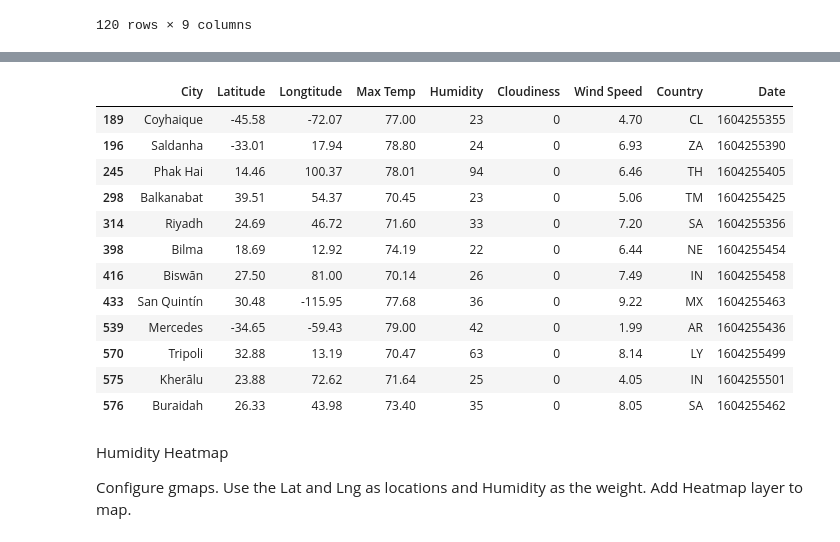
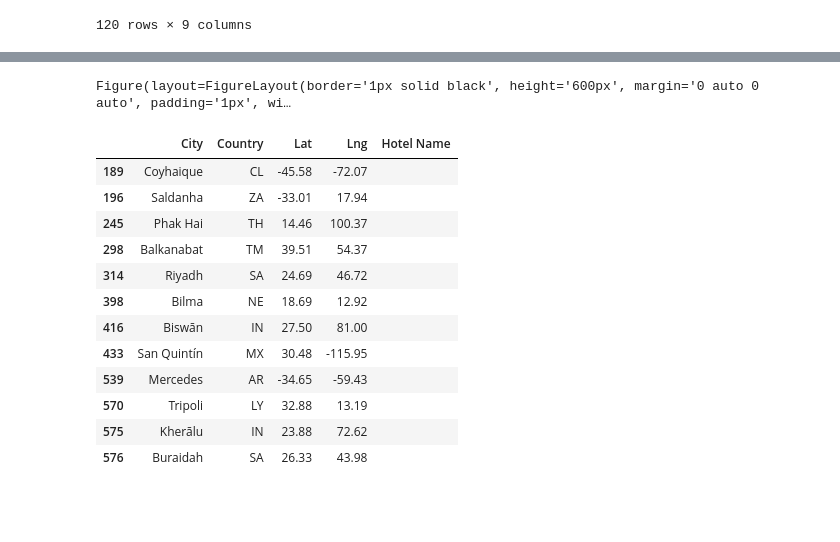
Before and after one commit to sjrojanooo/python-api-challenge, a Jupyter notebook: VacationPy.ipynb, the cells around one changed output, grey strips where cells are left out. Cells and saved outputs as stored; diff of their text form; code cells hidden in the pictures; blank space fills up the shorter version.

```diff
--- a/VacationPy.ipynb
+++ b/VacationPy.ipynb
@@ -141,27 +152,0 @@ weather_df
-# %%
-#Filtering out the data where the cloudiness is zero
-weather_df = weather_df[weather_df['Cloudiness'] == 0]
-
-#We are now left with locations where all three conditions are met. Showing the most
-#ideal places to have a vacation
-weather_df
-# %% [output]
-|  | City | Latitude | Longtitude | Max Temp | Humidity | Cloudiness | Wind Speed | Country | Date |
-| 189 | Coyhaique | -45.58 | -72.07 | 77.00 | 23 | 0 | 4.70 | CL | 1604255355 |
-| 196 | Saldanha | -33.01 | 17.94 | 78.80 | 24 | 0 | 6.93 | ZA | 1604255390 |
-| 245 | Phak Hai | 14.46 | 100.37 | 78.01 | 94 | 0 | 6.46 | TH | 1604255405 |
-| 298 | Balkanabat | 39.51 | 54.37 | 70.45 | 23 | 0 | 5.06 | TM | 1604255425 |
-| 314 | Riyadh | 24.69 | 46.72 | 71.60 | 33 | 0 | 7.20 | SA | 1604255356 |
-| 398 | Bilma | 18.69 | 12.92 | 74.19 | 22 | 0 | 6.44 | NE | 1604255454 |
-| 416 | Biswān | 27.50 | 81.00 | 70.14 | 26 | 0 | 7.49 | IN | 1604255458 |
-| 433 | San Quintín | 30.48 | -115.95 | 77.68 | 36 | 0 | 9.22 | MX | 1604255463 |
-| 539 | Mercedes | -34.65 | -59.43 | 79.00 | 42 | 0 | 1.99 | AR | 1604255436 |
-| 570 | Tripoli | 32.88 | 13.19 | 70.47 | 63 | 0 | 8.14 | LY | 1604255499 |
-| 575 | Kherālu | 23.88 | 72.62 | 71.64 | 25 | 0 | 4.05 | IN | 1604255501 |
-| 576 | Buraidah | 26.33 | 43.98 | 73.40 | 35 | 0 | 8.05 | SA | 1604255462 |
-# %% [markdown]
-Humidity Heatmap
-
-Configure gmaps.
-Use the Lat and Lng as locations and Humidity as the weight.
-Add Heatmap layer to map.
@@ -176,4 +153,10 @@ humidity = weather_df["Humidity"]
 # %%
+#Creating another heat map for the fun of it.
+perfect_hum = hotel_df['Humidity']
+
+perfect_loc = hotel_df[['Latitude','Longtitude']].astype(float)
+
+
 #Creating a humidity head map
 figure_layout = {
     'width': '900px',
@@ -185,10 +168,12 @@ figure_layout = {
 
 fig = gmaps.figure(layout=figure_layout,zoom_level=2,center=(15,25))
 
-heat_map = gmaps.heatmap_layer(locations, weights=humidity,
+heat_map = gmaps.heatmap_layer(perfect_loc, weights=perfect_hum,
                                  dissipating=False, max_intensity=100,
                                  point_radius=1.5)
 
 fig.add_layer(heat_map)
 
 fig
+# %% [output]
+Figure(layout=FigureLayout(border='1px solid black', height='600px', margin='0 auto 0 auto', padding='1px', wi…
@@ -201,0 +180,23 @@ pprint(response.json(), depth=1)
+# %%
+#adding hotel name column to dataframe
+hotel_df["Hotel Name"] = ""
+
+hotel_df = hotel_df.rename(columns={"Latitude":"Lat","Longtitude":"Lng"})
+
+hotel_df = hotel_df[['City','Country','Lat','Lng','Hotel Name']]
+
+hotel_df
+# %% [output]
+|  | City | Country | Lat | Lng | Hotel Name |
+| 189 | Coyhaique | CL | -45.58 | -72.07 |  |
+| 196 | Saldanha | ZA | -33.01 | 17.94 |  |
+| 245 | Phak Hai | TH | 14.46 | 100.37 |  |
+| 298 | Balkanabat | TM | 39.51 | 54.37 |  |
+| 314 | Riyadh | SA | 24.69 | 46.72 |  |
+| 398 | Bilma | NE | 18.69 | 12.92 |  |
+| 416 | Biswān | IN | 27.50 | 81.00 |  |
+| 433 | San Quintín | MX | 30.48 | -115.95 |  |
+| 539 | Mercedes | AR | -34.65 | -59.43 |  |
+| 570 | Tripoli | LY | 32.88 | 13.19 |  |
+| 575 | Kherālu | IN | 23.88 | 72.62 |  |
+| 576 | Buraidah | SA | 26.33 | 43.98 |  |
```
Also changed, not shown: parts of 11 cells of this notebook.
